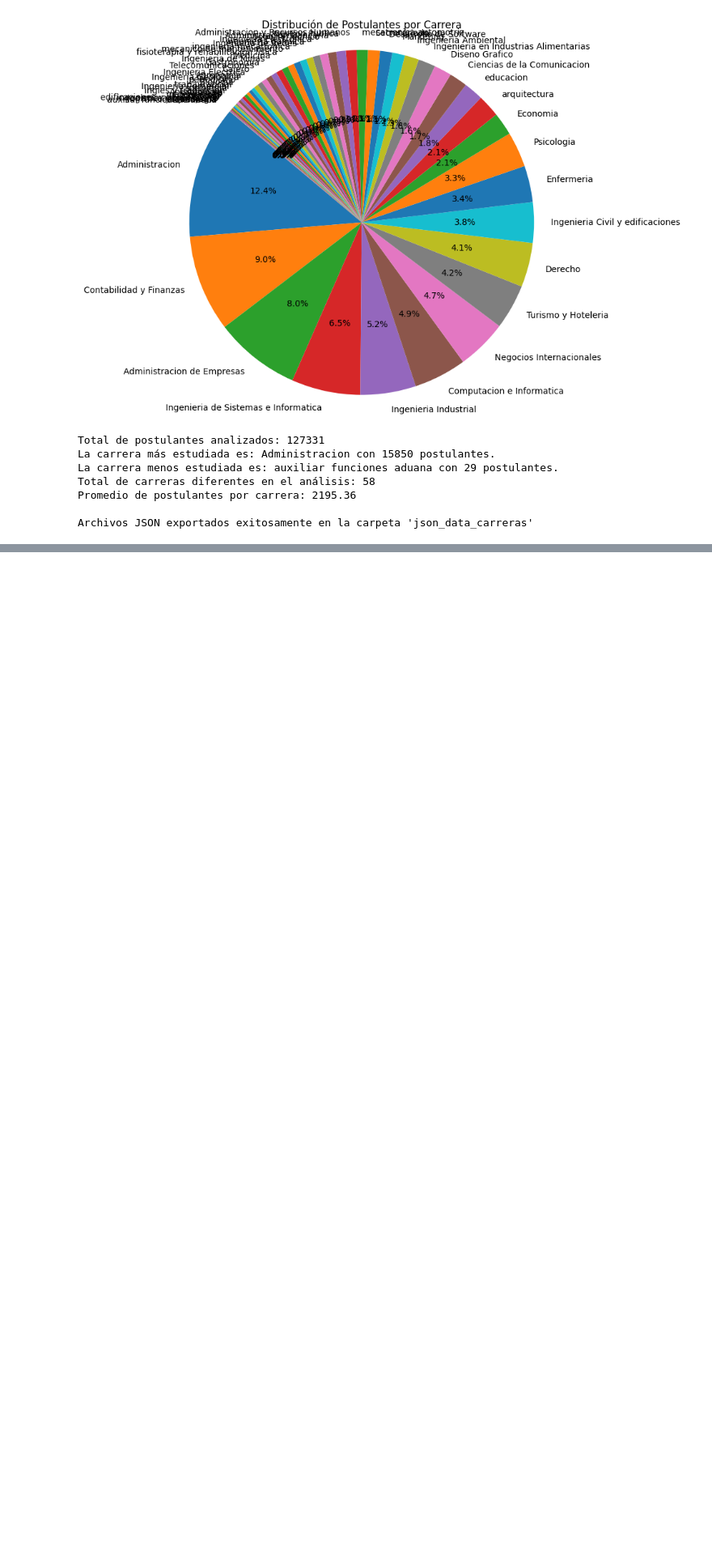
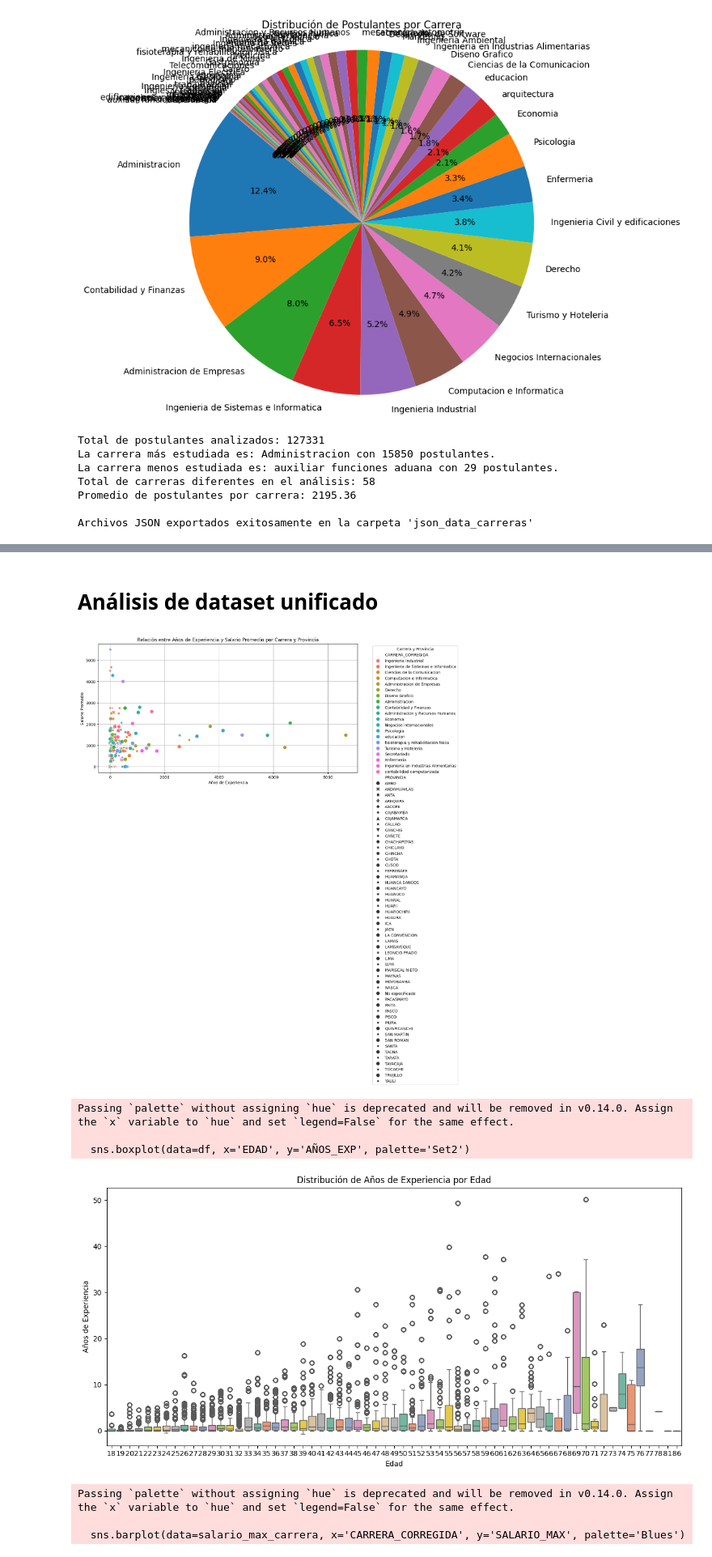
Before and after one commit to JaciLucasEulogio/ALGORITMOS-DE-IA, a Jupyter notebook: analisis.ipynb, the cells around one changed output, grey strips where cells are left out. Shown at 81% size. Saved outputs shown, nothing was run; the diff lists cells and outputs as text; code cells hidden in the pictures; blank space fills up the shorter version.

```diff
--- a/analisis.ipynb
+++ b/analisis.ipynb
@@ -1380,0 +1301,76 @@ Archivos JSON exportados exitosamente en la carpeta 'json_data_carreras'
+# %% [markdown]
+# Análisis de dataset unificado
+# %%
+import pandas as pd
+import matplotlib.pyplot as plt
+import seaborn as sns
+
+# Leer el archivo POSTULANTES_FINAL.csv
+df = pd.read_csv('POSTULANTES_FINAL.csv')
+
+# Preprocesar datos: extraer años de experiencia
+df['FECHAINICIO_EXP'] = pd.to_datetime(df['FECHAINICIO_EXP'], errors='coerce')
+df['FECHAFIN_EXP'] = pd.to_datetime(df['FECHAFIN_EXP'], errors='coerce')
+df['AÑOS_EXP'] = (df['FECHAFIN_EXP'] - df['FECHAINICIO_EXP']).dt.days / 365.25
+df['AÑOS_EXP'] = df['AÑOS_EXP'].fillna(0)
+
+# Calcular salario promedio por carrera
+df['SALARIO_PROM'] = df[['SALARIO_MIN', 'SALARIO_MAX']].mean(axis=1)
+
+# Análisis de experiencia y salario por carrera y provincia
+experiencia_salario = df.groupby(['PROVINCIA', 'CARRERA_CORREGIDA']).agg({
+    'AÑOS_EXP': 'sum',
+    'SALARIO_PROM': 'mean'
+}).reset_index()
+
+# Filtrar las 20 carreras más comunes
+carreras_comunes = df['CARRERA_CORREGIDA'].value_counts().head(20).index
+experiencia_salario = experiencia_salario[experiencia_salario['CARRERA_CORREGIDA'].isin(carreras_comunes)]
+
+# Gráfico de experiencia vs salario promedio
+plt.figure(figsize=(12, 6))
+sns.scatterplot(data=experiencia_salario, x='AÑOS_EXP', y='SALARIO_PROM', hue='CARRERA_CORREGIDA', style='PROVINCIA', s=100)
+plt.title('Relación entre Años de Experiencia y Salario Promedio por Carrera y Provincia')
+plt.xlabel('Años de Experiencia')
+plt.ylabel('Salario Promedio')
+plt.legend(title='Carrera y Provincia', bbox_to_anchor=(1.05, 1), loc='upper left')
+plt.grid(True)
+plt.tight_layout()
+plt.show()
+
+# Análisis de la distribución de la experiencia laboral en función de la edad
+plt.figure(figsize=(12, 6))
+sns.boxplot(data=df, x='EDAD', y='AÑOS_EXP', palette='Set2')
+plt.title('Distribución de Años de Experiencia por Edad')
+plt.xlabel('Edad')
+plt.ylabel('Años de Experiencia')
+plt.tight_layout()
+plt.show()
+
+# Comparación del salario máximo por carrera
+salario_max_carrera = df.groupby('CARRERA_CORREGIDA')['SALARIO_MAX'].max().reset_index()
+
+# Gráfico de salario máximo por carrera
+plt.figure(figsize=(12, 6))
+sns.barplot(data=salario_max_carrera, x='CARRERA_CORREGIDA', y='SALARIO_MAX', palette='Blues')
+plt.title('Salario Máximo por Carrera')
+plt.xlabel('Carrera')
+plt.ylabel('Salario Máximo')
+plt.xticks(rotation=45)
+plt.tight_layout()
+plt.show()
+
+# Insights adicionales
+print("Insights adicionales:")
+print("- La relación entre los años de experiencia y el salario promedio muestra que a mayor experiencia, generalmente, se espera un mayor salario.")
+print("- La distribución de años de experiencia por edad indica que las personas más jóvenes pueden estar acumulando experiencia a un ritmo diferente que los mayores.")
+print("- El análisis de salario máximo por carrera revela las carreras con mayores potenciales salariales, lo que puede influir en la elección de carrera para futuros estudiantes.")
+# %% [output]
+[figure, added]
+Passing `palette` without assigning `hue` is deprecated and will be removed in v0.14.0. Assign the `x` variable to `hue` and set `legend=False` for the same effect.
+
+  sns.boxplot(data=df, x='EDAD', y='AÑOS_EXP', palette='Set2')
+[figure, added]
+Passing `palette` without assigning `hue` is deprecated and will be removed in v0.14.0. Assign the `x` variable to `hue` and set `legend=False` for the same effect.
+
+  sns.barplot(data=salario_max_carrera, x='CARRERA_CORREGIDA', y='SALARIO_MAX', palette='Blues')
```
Also changed, not shown: parts of 4 cells of this notebook.
